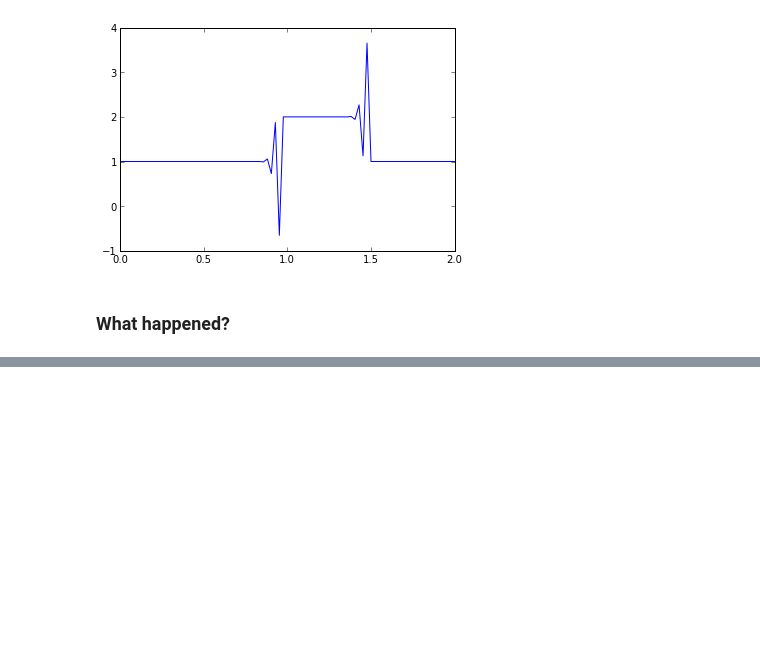
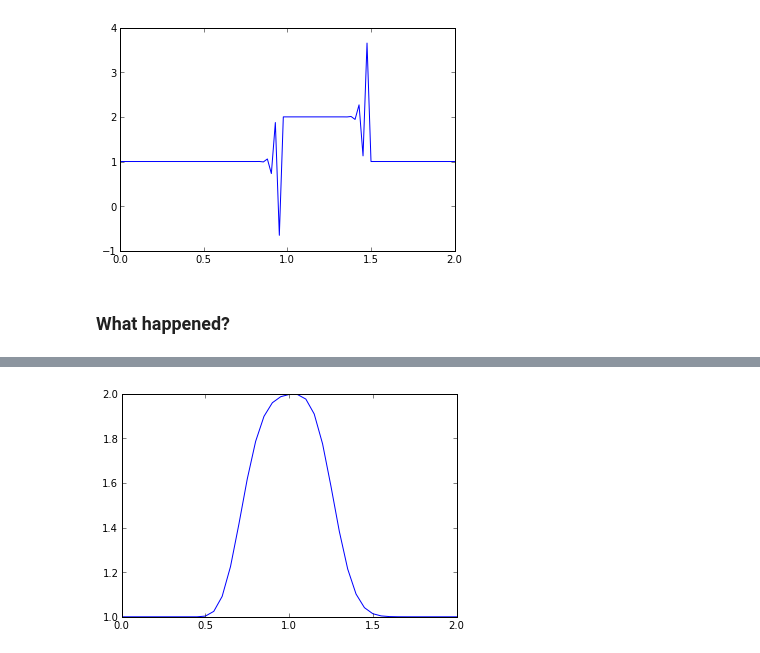
Before and after one commit to barbagroup/CFDPython, a Jupyter notebook: CFL Condition.ipynb, the cells around one changed output, grey strips where cells are left out. Cells and saved outputs as stored; diff of their text form; code cells hidden in the pictures; blank space fills up the shorter version.

Commit message:
Added code example implementing CFL condition and showing convergence across a range of nx

```diff
--- a/CFL Condition.ipynb
+++ b/CFL Condition.ipynb
@@ -63,0 +70,26 @@ What has happened is that over the time period $\Delta t$, the wave is travellin
+# %%
+import numpy as np                 #numpy is a library we're importing that provides a bunch of useful matrix operations akin to MATLAB
+import matplotlib.pyplot as plt    #matplotlib is 2D plotting library which we will use to plot our results
+
+def linearconv(nx):
+    dx = 2./(nx-1)
+    nt = 20    #nt is the number of timesteps we want to calculate
+    c = .5
+
+    dt = c*dx
+
+    u = np.ones(nx)      #defining a numpy array which is nx elements long with every value equal to 1.
+    u[.5/dx : 1/dx+1]=2  #setting u = 2 between 0.5 and 1 as per our I.C.s
+
+    un = np.ones(nx) #initializing our placeholder array, un, to hold the values we calculate for the n+1 timestep
+
+    for n in range(nt):  #iterate through time
+        un[:] = u[:] ##copy the existing values of u into un
+        for i in range(1,nx):
+            u[i] = un[i]-c*dt/dx*(un[i]-un[i-1])
+
+    plt.plot(np.linspace(0,2,nx),u)
+# %%
+linearconv(41)
+# %% [output]
+[figure, added]
```
Also changed, not shown: parts of 5 cells of this notebook.
